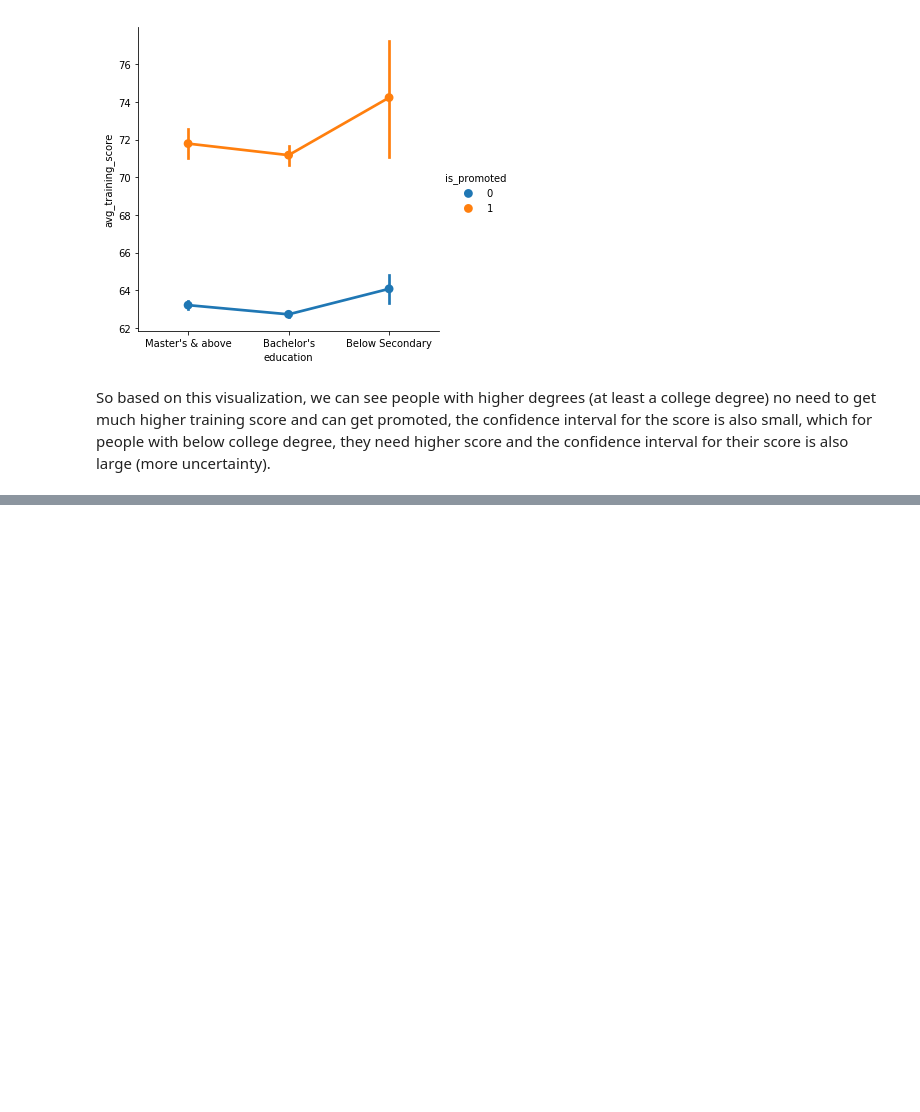
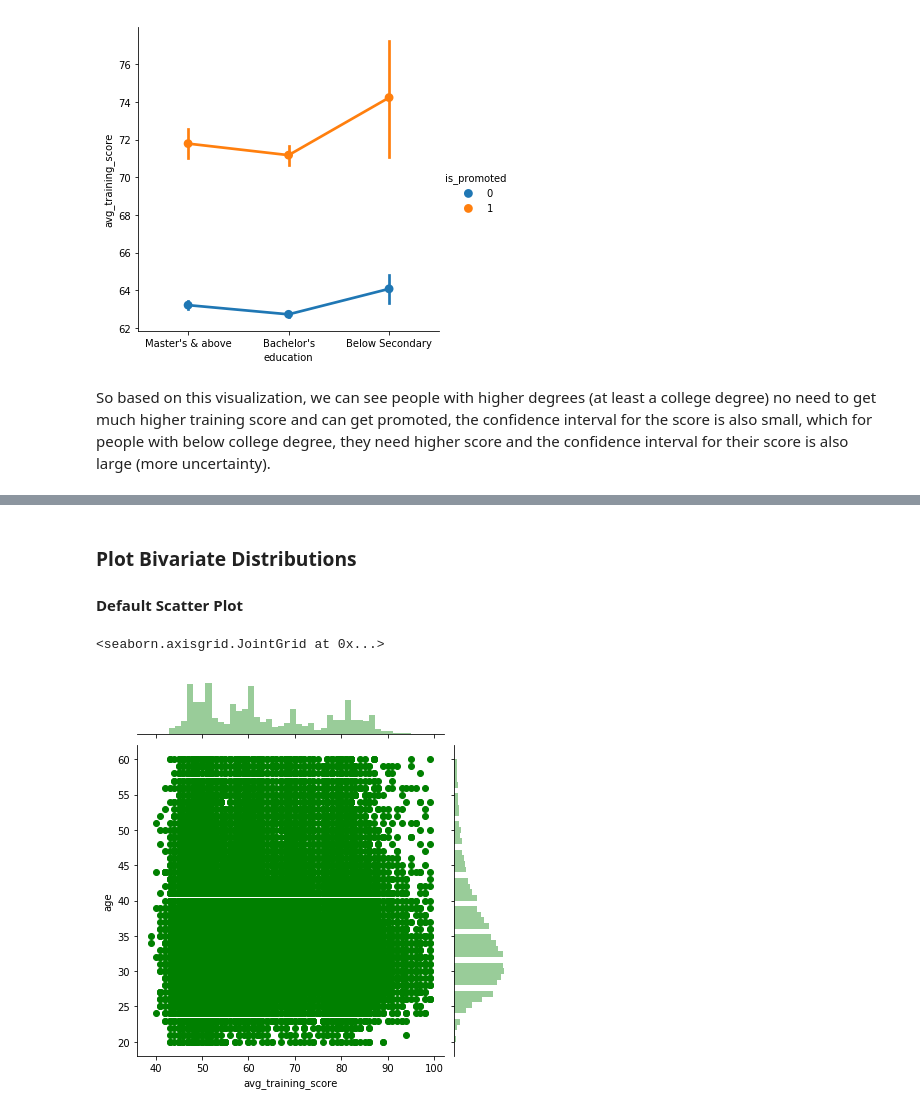
Before and after one commit to hanhanwu/Basic_But_Useful, a Jupyter notebook: visualization_seaborn.ipynb, the cells around one changed output, grey strips where cells are left out. Cells and saved outputs as stored; diff of their text form; code cells hidden in the pictures; blank space fills up the shorter version.

```diff
--- a/visualization_seaborn.ipynb
+++ b/visualization_seaborn.ipynb
@@ -164,0 +184,9 @@ So based on this visualization, we can see people with higher degrees (at least
+# %% [markdown]
+### Plot Bivariate Distributions
+
+#### Default Scatter Plot
+# %%
+sns.jointplot(x="avg_training_score", y="age", data=df1, color='g')
+# %% [output]
+<seaborn.axisgrid.JointGrid at 0x...>
+[figure, added]
```
Also changed, not shown: parts of 14 cells of this notebook.
